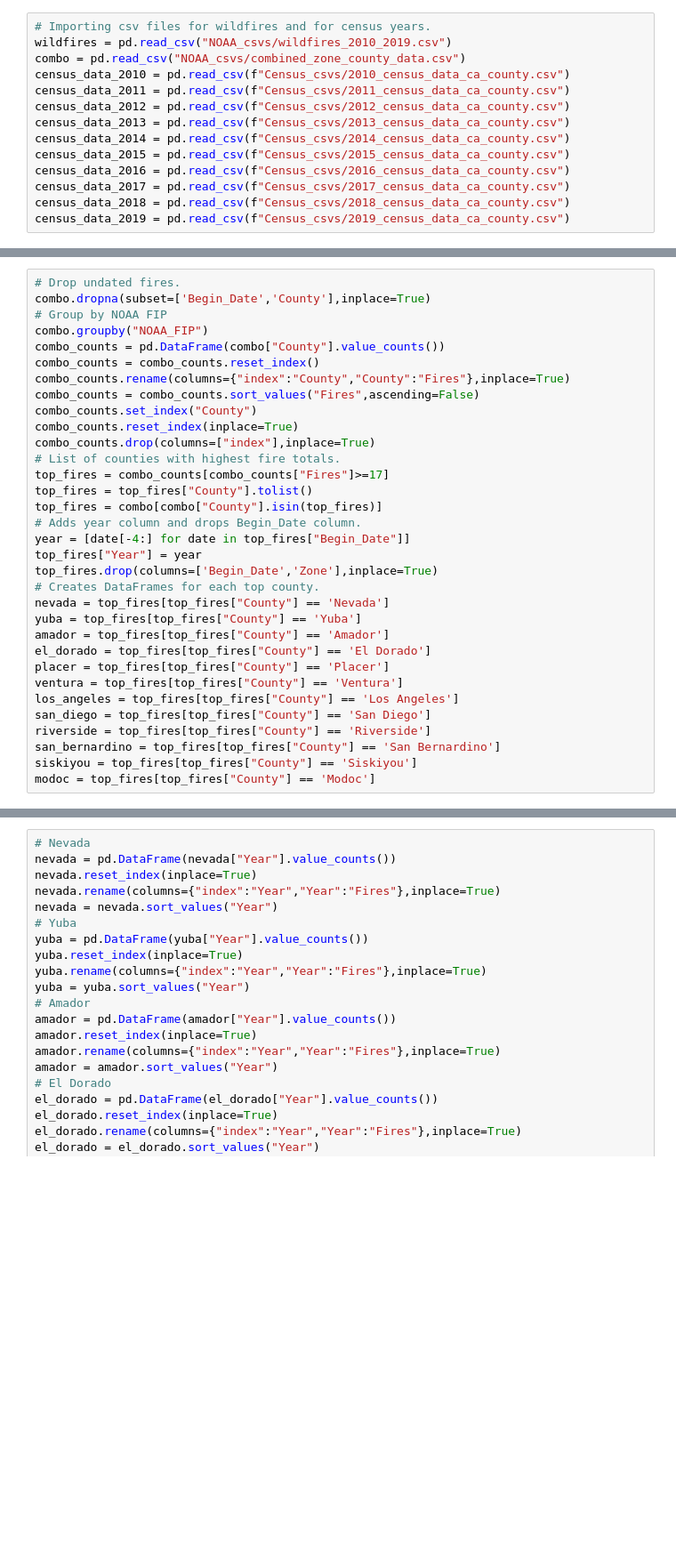
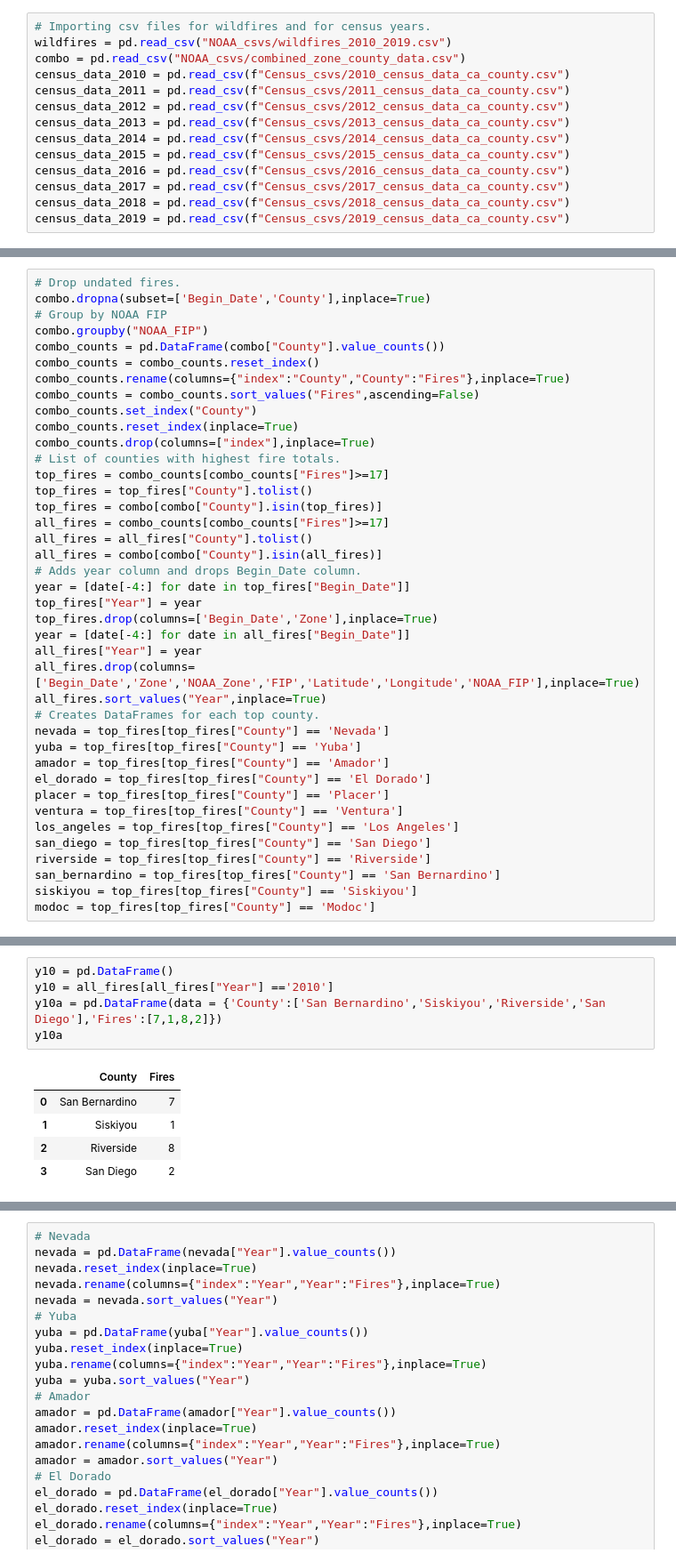
Before and after one commit to jacobdv/extreme-weather, a Jupyter notebook: pop_vs_fires.ipynb, the cells around one changed output, grey strips where cells are left out. Shown at 89% size. Drawn from its saved outputs; the diff is of its cells as text; blank space fills up the shorter version.

```diff
--- a/pop_vs_fires.ipynb
+++ b/pop_vs_fires.ipynb
@@ -55,10 +61,17 @@ combo_counts.drop(columns=["index"],inplace=True)
 top_fires = combo_counts[combo_counts["Fires"]>=17]
 top_fires = top_fires["County"].tolist()
 top_fires = combo[combo["County"].isin(top_fires)]
+all_fires = combo_counts[combo_counts["Fires"]>=17]
+all_fires = all_fires["County"].tolist()
+all_fires = combo[combo["County"].isin(all_fires)]
 # Adds year column and drops Begin_Date column.
 year = [date[-4:] for date in top_fires["Begin_Date"]]
 top_fires["Year"] = year
 top_fires.drop(columns=['Begin_Date','Zone'],inplace=True)
+year = [date[-4:] for date in all_fires["Begin_Date"]]
+all_fires["Year"] = year
+all_fires.drop(columns=['Begin_Date','Zone','NOAA_Zone','FIP','Latitude','Longitude','NOAA_FIP'],inplace=True)
+all_fires.sort_values("Year",inplace=True)
 # Creates DataFrames for each top county.
 nevada = top_fires[top_fires["County"] == 'Nevada']
 yuba = top_fires[top_fires["County"] == 'Yuba']
@@ -83,0 +104,11 @@ See the caveats in the documentation: https://pandas.pydata.org/pandas-docs/stab
+# %%
+y10 = pd.DataFrame()
+y10 = all_fires[all_fires["Year"] =='2010']
+y10a = pd.DataFrame(data = {'County':['San Bernardino','Siskiyou','Riverside','San Diego'],'Fires':[7,1,8,2]})
+y10a
+# %% [output]
+|  | County | Fires |
+| 0 | San Bernardino | 7 |
+| 1 | Siskiyou | 1 |
+| 2 | Riverside | 8 |
+| 3 | San Diego | 2 |
```
Also changed, not shown: parts of 9 cells of this notebook.
